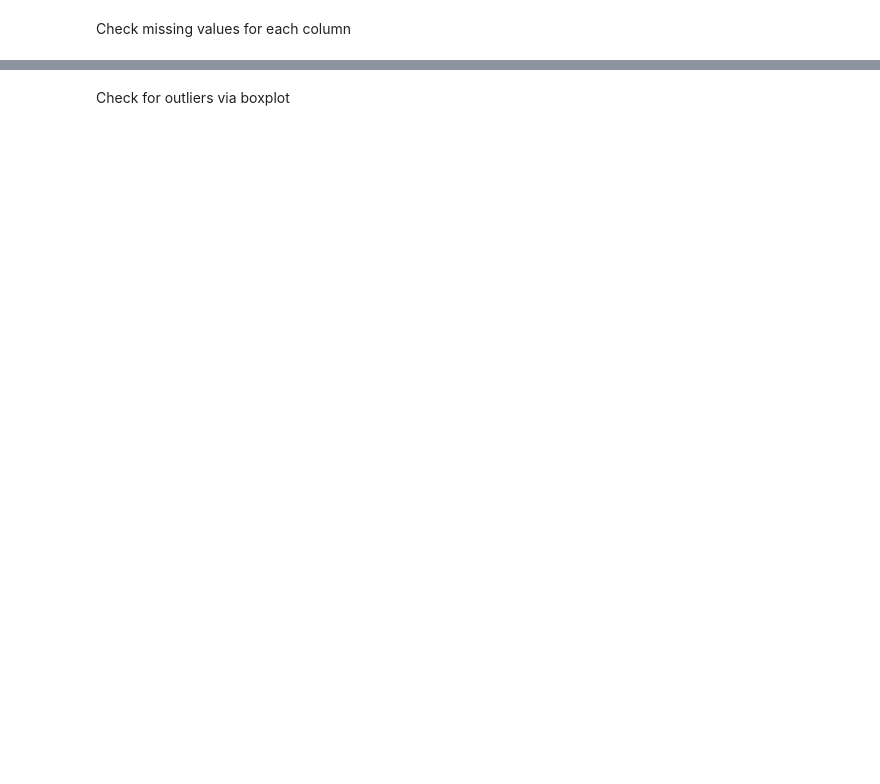
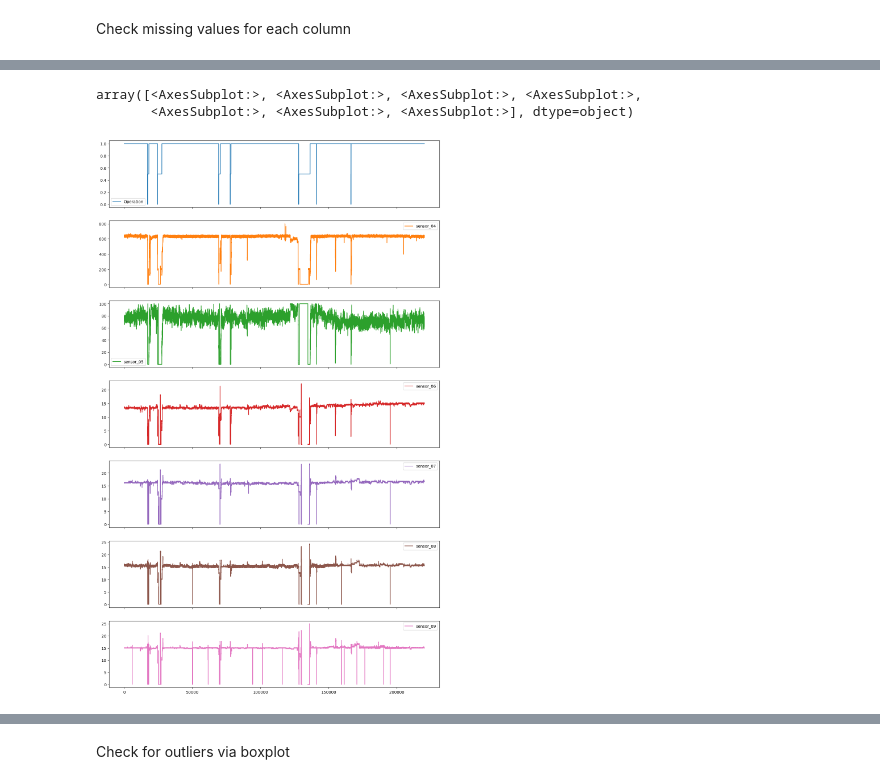
Before and after one commit to bigdog3626/SensorFailurePrediction, a Jupyter notebook: Pattern_Recognition_Project.ipynb, the cells around one changed output, grey strips where cells are left out. Cells and saved outputs as stored; diff of their text form; code cells hidden in the pictures; blank space fills up the shorter version.

```diff
--- a/Pattern_Recognition_Project.ipynb
+++ b/Pattern_Recognition_Project.ipynb
@@ -158,0 +219,3 @@ dtype: int64
+# %%
+# Set 0
+df0 = pd.DataFrame(df, columns=['Operation','sensor_04','sensor_05','sensor_06','sensor_07','sensor_08','sensor_09'])
@@ -158,0 +231,6 @@ dtype: int64
+# %%
+df0.plot(subplots =True, sharex = True, figsize = (15,25))
+# %% [output]
+array([<AxesSubplot:>, <AxesSubplot:>, <AxesSubplot:>, <AxesSubplot:>,
+       <AxesSubplot:>, <AxesSubplot:>, <AxesSubplot:>], dtype=object)
+[figure, added]
```
Also changed, not shown: parts of 26 cells of this notebook.
